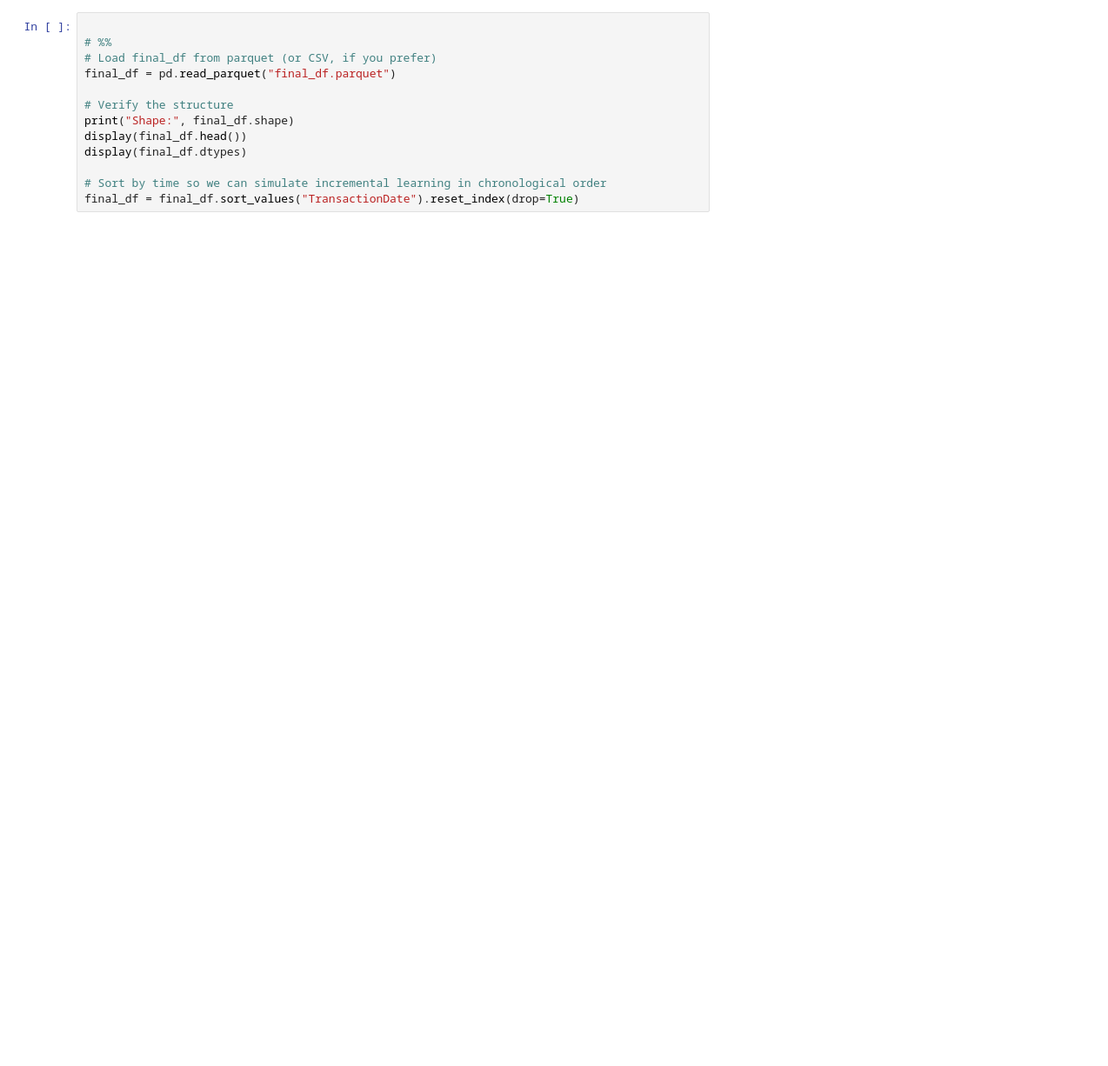
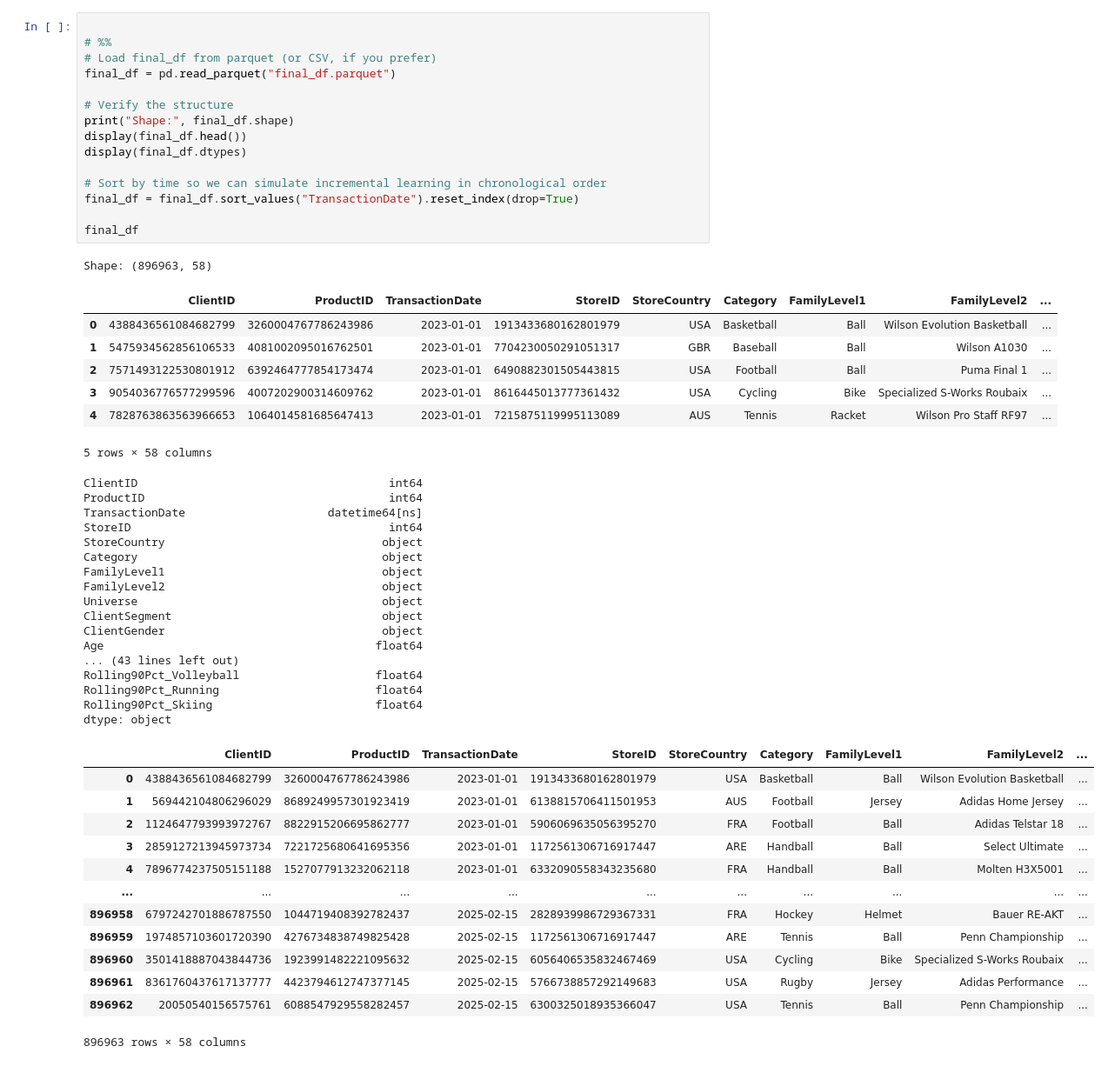
Before and after one commit to ravhello/hackathon, a Jupyter notebook: online_recommender_RIVER.ipynb, the cells around one changed output. Shown: that part at 87% size. Drawn from its saved outputs; the diff is of its cells as text; blank space fills up the shorter version.

```diff
--- a/online_recommender_RIVER.ipynb
+++ b/online_recommender_RIVER.ipynb
@@ -37,16 +36,57 @@ import tqdm
 # %%
 
 # %%
 # Load final_df from parquet (or CSV, if you prefer)
 final_df = pd.read_parquet("final_df.parquet")
 
 # Verify the structure
 print("Shape:", final_df.shape)
 display(final_df.head())
 display(final_df.dtypes)
 
 # Sort by time so we can simulate incremental learning in chronological order
 final_df = final_df.sort_values("TransactionDate").reset_index(drop=True)
+
+final_df
+# %% [output]
+Shape: (896963, 58)
+|  | ClientID | ProductID | TransactionDate | StoreID | StoreCountry | Category | FamilyLevel1 | FamilyLevel2 | ... |
+| 0 | 4388436561084682799 | 3260004767786243986 | 2023-01-01 | 1913433680162801979 | USA | Basketball | Ball | Wilson Evolution Basketball | ... |
+| 1 | 5475934562856106533 | 4081002095016762501 | 2023-01-01 | 7704230050291051317 | GBR | Baseball | Ball | Wilson A1030 | ... |
+| 2 | 7571493122530801912 | 6392464777854173474 | 2023-01-01 | 6490882301505443815 | USA | Football | Ball | Puma Final 1 | ... |
+| 3 | 9054036776577299596 | 4007202900314609762 | 2023-01-01 | 8616445013777361432 | USA | Cycling | Bike | Specialized S-Works Roubaix | ... |
+| 4 | 7828763863563966653 | 1064014581685647413 | 2023-01-01 | 7215875119995113089 | AUS | Tennis | Racket | Wilson Pro Staff RF97 | ... |
+5 rows × 58 columns
+ClientID                                     int64
+ProductID                                    int64
+TransactionDate                     datetime64[ns]
+StoreID                                      int64
+StoreCountry                                object
+Category                                    object
+FamilyLevel1                                object
+FamilyLevel2                                object
+Universe                                    object
+ClientSegment                               object
+ClientGender                                object
+Age                                        float64
+... (43 lines left out)
+Rolling90Pct_Volleyball                    float64
+Rolling90Pct_Running                       float64
+Rolling90Pct_Skiing                        float64
+dtype: object
+|  | ClientID | ProductID | TransactionDate | StoreID | StoreCountry | Category | FamilyLevel1 | FamilyLevel2 | ... |
+| 0 | 4388436561084682799 | 3260004767786243986 | 2023-01-01 | 1913433680162801979 | USA | Basketball | Ball | Wilson Evolution Basketball | ... |
+| 1 | 569442104806296029 | 8689249957301923419 | 2023-01-01 | 6138815706411501953 | AUS | Football | Jersey | Adidas Home Jersey | ... |
+| 2 | 1124647793993972767 | 8822915206695862777 | 2023-01-01 | 5906069635056395270 | FRA | Football | Ball | Adidas Telstar 18 | ... |
+| 3 | 2859127213945973734 | 7221725680641695356 | 2023-01-01 | 1172561306716917447 | ARE | Handball | Ball | Select Ultimate | ... |
+| 4 | 7896774237505151188 | 1527077913232062118 | 2023-01-01 | 6332090558343235680 | FRA | Handball | Ball | Molten H3X5001 | ... |
+| ... | ... | ... | ... | ... | ... | ... | ... | ... | ... |
+| 896958 | 6797242701886787550 | 1044719408392782437 | 2025-02-15 | 2828939986729367331 | FRA | Hockey | Helmet | Bauer RE-AKT | ... |
+| 896959 | 1974857103601720390 | 4276734838749825428 | 2025-02-15 | 1172561306716917447 | ARE | Tennis | Ball | Penn Championship | ... |
+| 896960 | 3501418887043844736 | 1923991482221095632 | 2025-02-15 | 6056406535832467469 | USA | Cycling | Bike | Specialized S-Works Roubaix | ... |
+| 896961 | 8361760437617137777 | 4423794612747377145 | 2025-02-15 | 5766738857292149683 | USA | Rugby | Jersey | Adidas Performance | ... |
+| 896962 | 20050540156575761 | 6088547929558282457 | 2025-02-15 | 6300325018935366047 | USA | Tennis | Ball | Penn Championship | ... |
+896963 rows × 58 columns
 # %%
 
 # %% [markdown]
```
Also changed, not shown: parts of 2 cells of this notebook, 7 other files.
